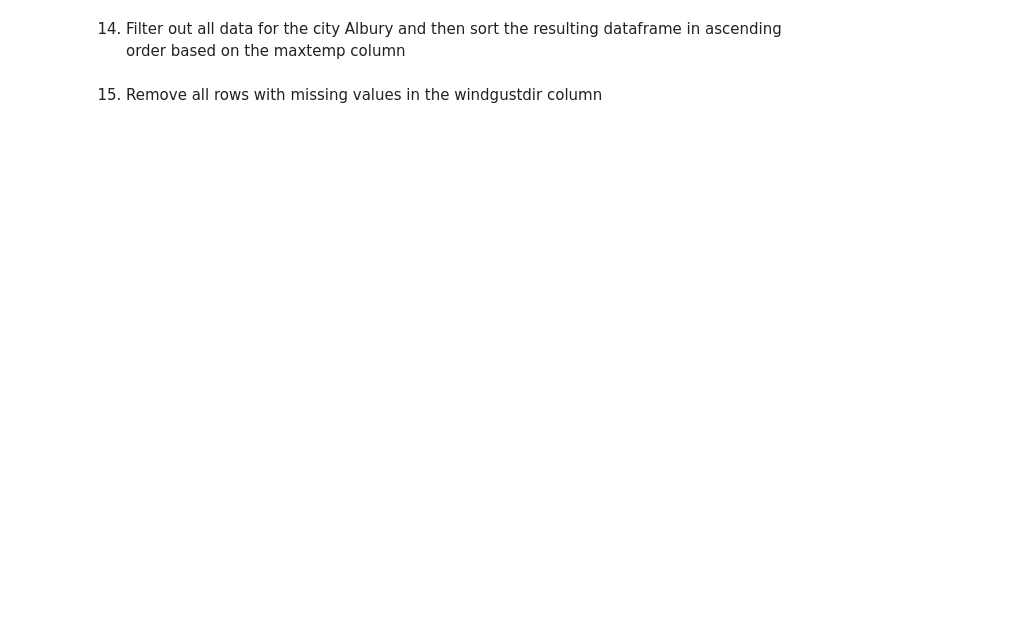
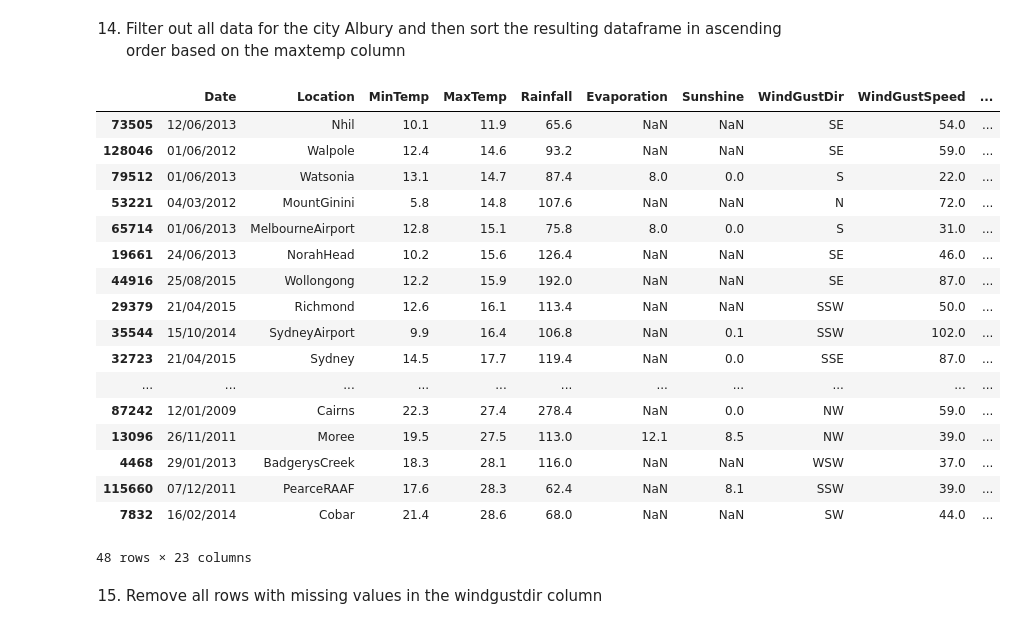
Before and after one commit to fenyx-it-academy/Class7-DataManipulation-Module-Week18, a Jupyter notebook: assignment2.ipynb, the cells around one changed output. Cells and saved outputs as stored; diff of their text form; code cells hidden in the pictures; blank space fills up the shorter version.

```diff
--- a/assignment2.ipynb
+++ b/assignment2.ipynb
@@ -78,2 +298,26 @@ Hint: use `to_datetime` and `strftime`.
+# %%
+# YOUR CODE HERE
+df = df.query("Location != 'Albury'")
+df = df.sort_values(by='MaxTemp', ascending=True)
+df
+# %% [output]
+|  | Date | Location | MinTemp | MaxTemp | Rainfall | Evaporation | Sunshine | WindGustDir | WindGustSpeed | ... |
+| 73505 | 12/06/2013 | Nhil | 10.1 | 11.9 | 65.6 | NaN | NaN | SE | 54.0 | ... |
+| 128046 | 01/06/2012 | Walpole | 12.4 | 14.6 | 93.2 | NaN | NaN | SE | 59.0 | ... |
+| 79512 | 01/06/2013 | Watsonia | 13.1 | 14.7 | 87.4 | 8.0 | 0.0 | S | 22.0 | ... |
+| 53221 | 04/03/2012 | MountGinini | 5.8 | 14.8 | 107.6 | NaN | NaN | N | 72.0 | ... |
+| 65714 | 01/06/2013 | MelbourneAirport | 12.8 | 15.1 | 75.8 | 8.0 | 0.0 | S | 31.0 | ... |
+| 19661 | 24/06/2013 | NorahHead | 10.2 | 15.6 | 126.4 | NaN | NaN | SE | 46.0 | ... |
+| 44916 | 25/08/2015 | Wollongong | 12.2 | 15.9 | 192.0 | NaN | NaN | SE | 87.0 | ... |
+| 29379 | 21/04/2015 | Richmond | 12.6 | 16.1 | 113.4 | NaN | NaN | SSW | 50.0 | ... |
+| 35544 | 15/10/2014 | SydneyAirport | 9.9 | 16.4 | 106.8 | NaN | 0.1 | SSW | 102.0 | ... |
+| 32723 | 21/04/2015 | Sydney | 14.5 | 17.7 | 119.4 | NaN | 0.0 | SSE | 87.0 | ... |
+| ... | ... | ... | ... | ... | ... | ... | ... | ... | ... | ... |
+| 87242 | 12/01/2009 | Cairns | 22.3 | 27.4 | 278.4 | NaN | 0.0 | NW | 59.0 | ... |
+| 13096 | 26/11/2011 | Moree | 19.5 | 27.5 | 113.0 | 12.1 | 8.5 | NW | 39.0 | ... |
+| 4468 | 29/01/2013 | BadgerysCreek | 18.3 | 28.1 | 116.0 | NaN | NaN | WSW | 37.0 | ... |
+| 115660 | 07/12/2011 | PearceRAAF | 17.6 | 28.3 | 62.4 | NaN | 8.1 | SSW | 39.0 | ... |
+| 7832 | 16/02/2014 | Cobar | 21.4 | 28.6 | 68.0 | NaN | NaN | SW | 44.0 | ... |
+48 rows × 23 columns
 # %% [markdown]
 15. Remove all rows with missing values in the windgustdir column
```
Also changed, not shown: parts of 34 cells of this notebook, 1 other file.
